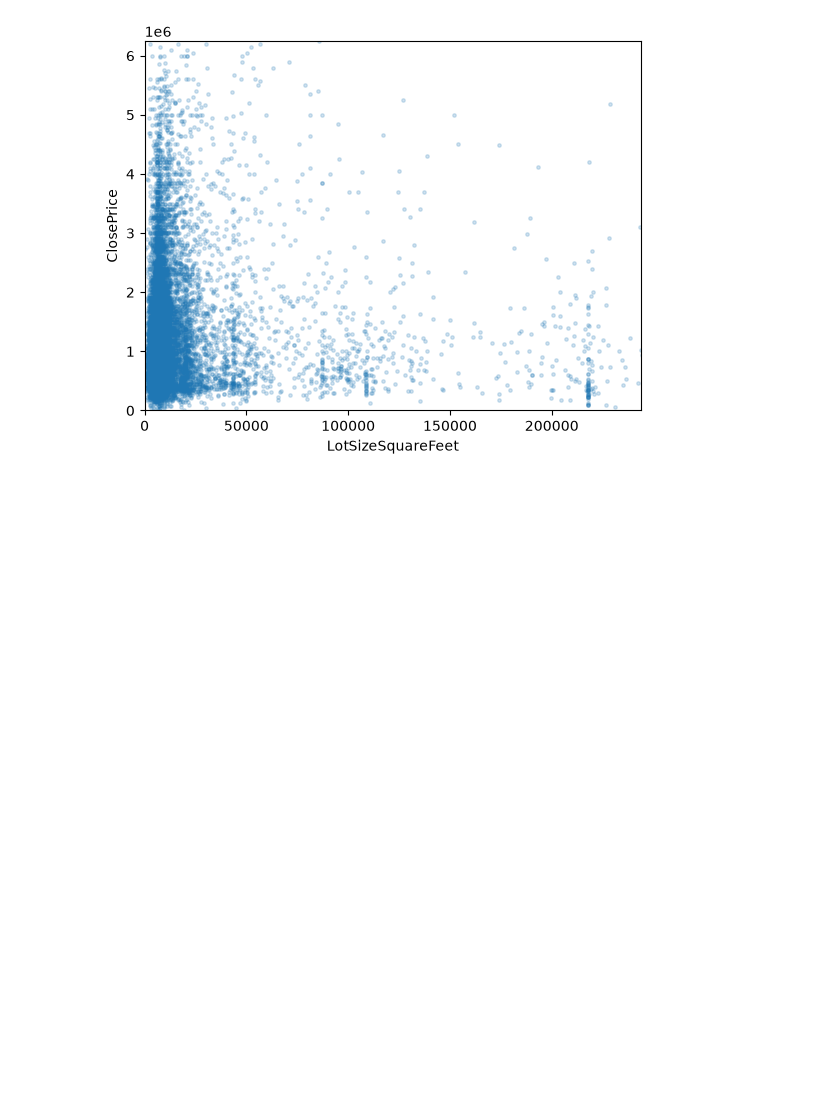
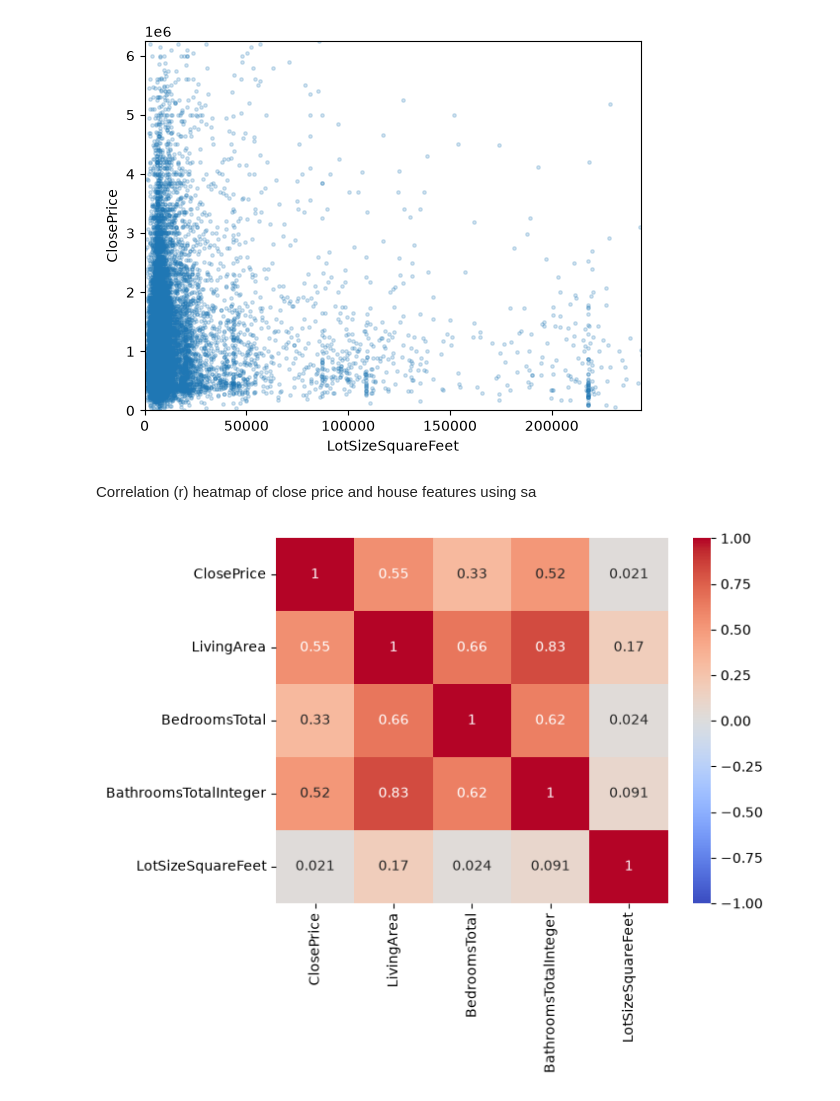
Before and after one commit to JustSahil-S/IDX-Exchange-Data-Science, a Jupyter notebook: notebook 01_exploration.ipynb, the cells around one changed output. Drawn from its saved outputs; the diff is of its cells as text; code cells hidden in the pictures; blank space fills up the shorter version.

```diff
--- a/notebook 01_exploration.ipynb
+++ b/notebook 01_exploration.ipynb
@@ -137,3 +155,14 @@ plt.ylabel("ClosePrice")
 plt.show()
 # %% [output]
 [figure]
+# %% [markdown]
+Correlation (r) heatmap of close price and house features using sa
+# %%
+import seaborn as sns
+
+heat = sample[cols]
+heat = heat[(heat <= heat.quantile(0.99)).all(axis=1)]
+sns.heatmap(heat.corr(), annot=True, cmap="coolwarm", vmin=-1, vmax=1)
+plt.show()
+# %% [output]
+[figure, added]
```
Also changed, not shown: parts of 3 cells of this notebook.
